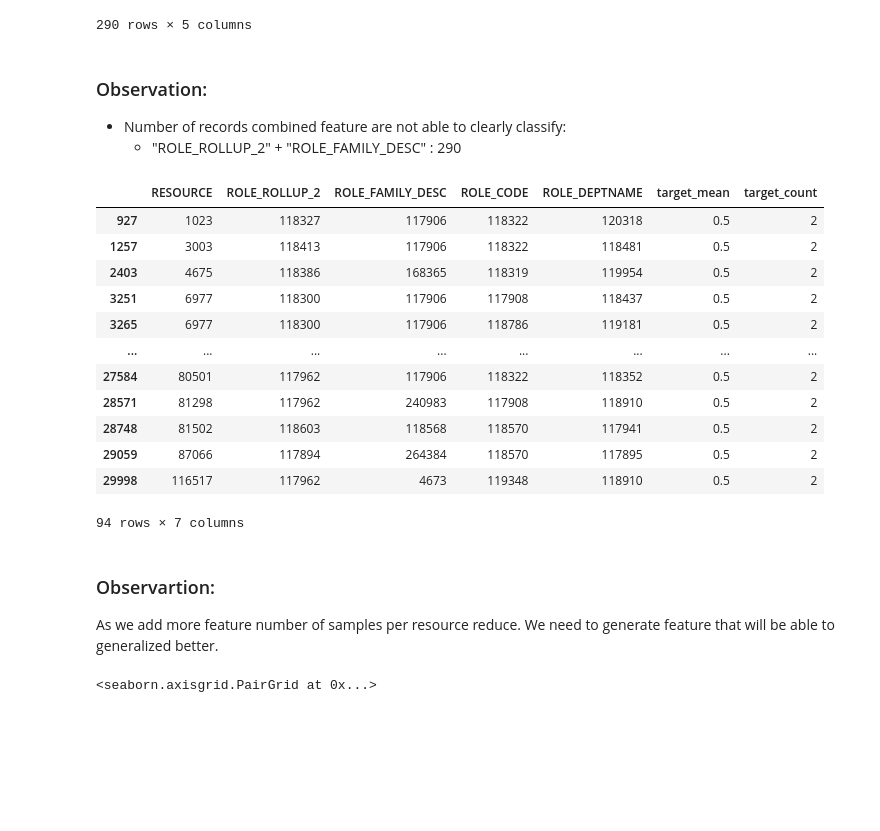
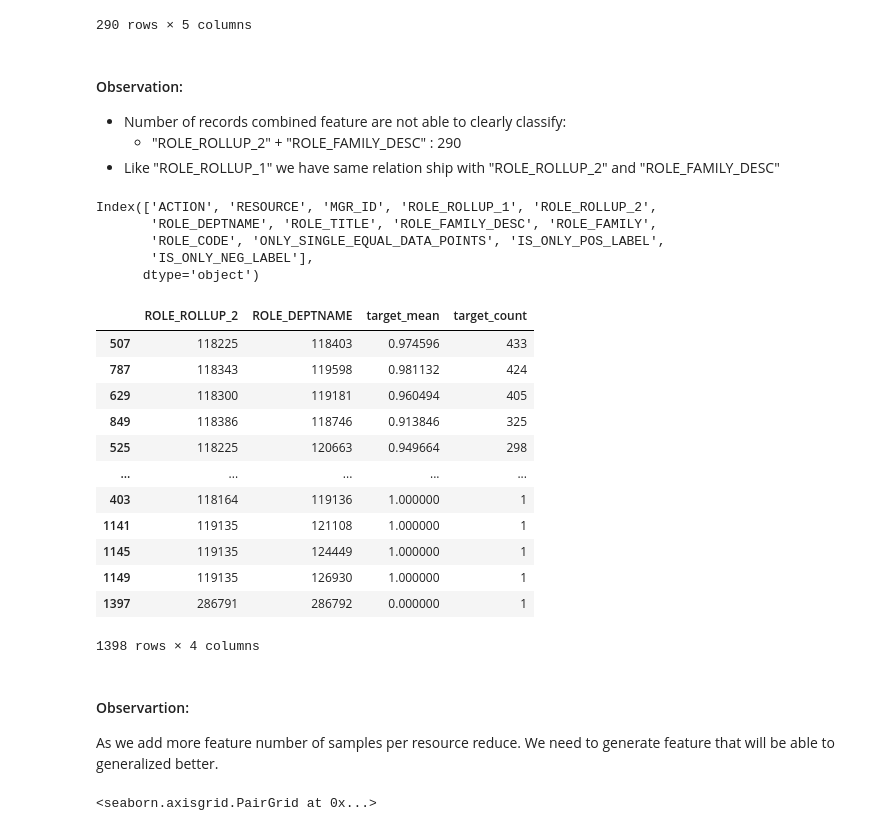
Before and after one commit to SmithaUpadhyaya/employee_access_resource_classifier, a Jupyter notebook: notebooks/resource_access.ipynb, the cells around one changed output. Cells and saved outputs as stored; diff of their text form; code cells hidden in the pictures; blank space fills up the shorter version.

```diff
--- a/notebooks/resource_access.ipynb
+++ b/notebooks/resource_access.ipynb
@@ -1182,39 +762,38 @@ grp_role_rollup_2_family_desc[(grp_role_rollup_2_family_desc.target_mean != 0.0)
 | 25988 | 302049 | 118170 | 125711 | 0.500000 | 2 |
 290 rows × 5 columns
 # %% [markdown]
-### Observation: ##
+#### Observation: ####
 
 * Number of records combined feature are not able to clearly classify:
     - "ROLE_ROLLUP_2" + "ROLE_FAMILY_DESC" : 290
+* Like "ROLE_ROLLUP_1" we have same relation ship with "ROLE_ROLLUP_2" and "ROLE_FAMILY_DESC"
+# %%
+train.columns
+# %% [output]
+Index(['ACTION', 'RESOURCE', 'MGR_ID', 'ROLE_ROLLUP_1', 'ROLE_ROLLUP_2',
+       'ROLE_DEPTNAME', 'ROLE_TITLE', 'ROLE_FAMILY_DESC', 'ROLE_FAMILY',
+       'ROLE_CODE', 'ONLY_SINGLE_EQUAL_DATA_POINTS', 'IS_ONLY_POS_LABEL',
+       'IS_ONLY_NEG_LABEL'],
+      dtype='object')
 # %%
-grp = (train.groupby(['RESOURCE',
-                      'ROLE_ROLLUP_2',
-                      'ROLE_FAMILY_DESC',
-                      'ROLE_CODE',
-                      'ROLE_DEPTNAME'])
-       .agg(target_mean = ('ACTION','mean'),
-            target_count = ('ACTION','count')
-            )
-       .reset_index()
-       .sort_values(by = ['RESOURCE','target_mean'], ascending = True))
+te = train.groupby(['ROLE_ROLLUP_2','ROLE_DEPTNAME']).agg(target_mean =  ('ACTION','mean'), target_count = ('ACTION','count')).reset_index()
+te.sort_values(by = 'target_count', ascending = False)
+# %% [output]
+|  | ROLE_ROLLUP_2 | ROLE_DEPTNAME | target_mean | target_count |
+| 507 | 118225 | 118403 | 0.974596 | 433 |
+| 787 | 118343 | 119598 | 0.981132 | 424 |
+| 629 | 118300 | 119181 | 0.960494 | 405 |
+| 849 | 118386 | 118746 | 0.913846 | 325 |
+| 525 | 118225 | 120663 | 0.949664 | 298 |
+| ... | ... | ... | ... | ... |
+| 403 | 118164 | 119136 | 1.000000 | 1 |
+| 1141 | 119135 | 121108 | 1.000000 | 1 |
+| 1145 | 119135 | 124449 | 1.000000 | 1 |
+| 1149 | 119135 | 126930 | 1.000000 | 1 |
+| 1397 | 286791 | 286792 | 0.000000 | 1 |
+1398 rows × 4 columns
-# %%
-grp[(grp.target_mean != 0.0) & (grp.target_mean != 1.0)]
-# %% [output]
-|  | RESOURCE | ROLE_ROLLUP_2 | ROLE_FAMILY_DESC | ROLE_CODE | ROLE_DEPTNAME | target_mean | target_count |
-| 927 | 1023 | 118327 | 117906 | 118322 | 120318 | 0.5 | 2 |
-| 1257 | 3003 | 118413 | 117906 | 118322 | 118481 | 0.5 | 2 |
-| 2403 | 4675 | 118386 | 168365 | 118319 | 119954 | 0.5 | 2 |
-| 3251 | 6977 | 118300 | 117906 | 117908 | 118437 | 0.5 | 2 |
-| 3265 | 6977 | 118300 | 117906 | 118786 | 119181 | 0.5 | 2 |
-| ... | ... | ... | ... | ... | ... | ... | ... |
-| 27584 | 80501 | 117962 | 117906 | 118322 | 118352 | 0.5 | 2 |
-| 28571 | 81298 | 117962 | 240983 | 117908 | 118910 | 0.5 | 2 |
-| 28748 | 81502 | 118603 | 118568 | 118570 | 117941 | 0.5 | 2 |
-| 29059 | 87066 | 117894 | 264384 | 118570 | 117895 | 0.5 | 2 |
-| 29998 | 116517 | 117962 | 4673 | 119348 | 118910 | 0.5 | 2 |
-94 rows × 7 columns
 # %% [markdown]
-### Observartion: ###
+#### Observartion: ####
 As we add more feature number of samples per resource reduce. We need to generate feature that will be able to generalized better.
 # %%
 import seaborn as sns
```
Also changed, not shown: parts of 62 cells of this notebook, 27 other files.
